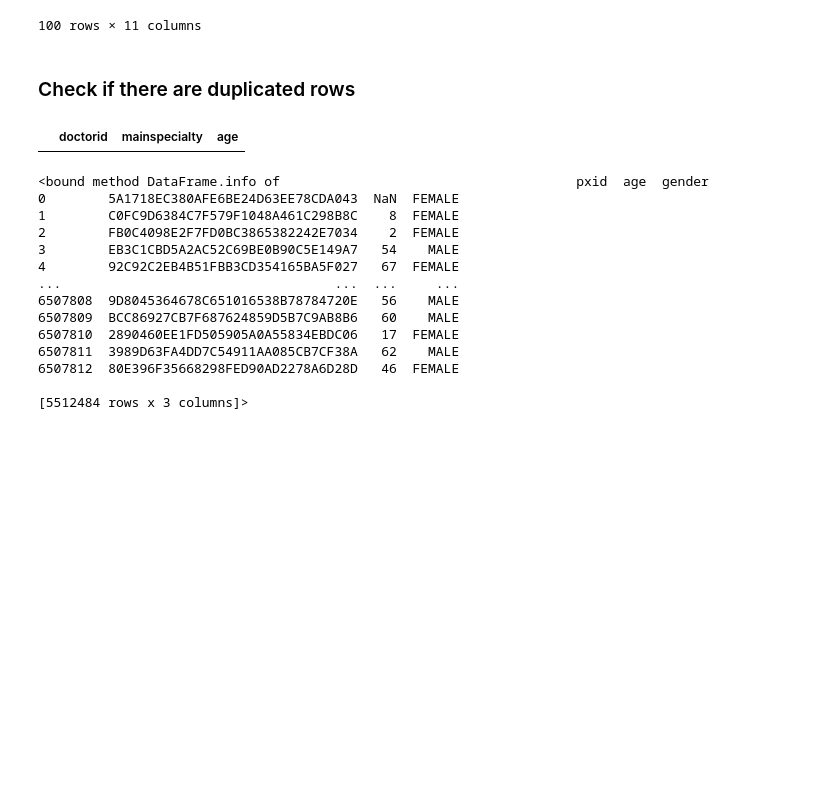
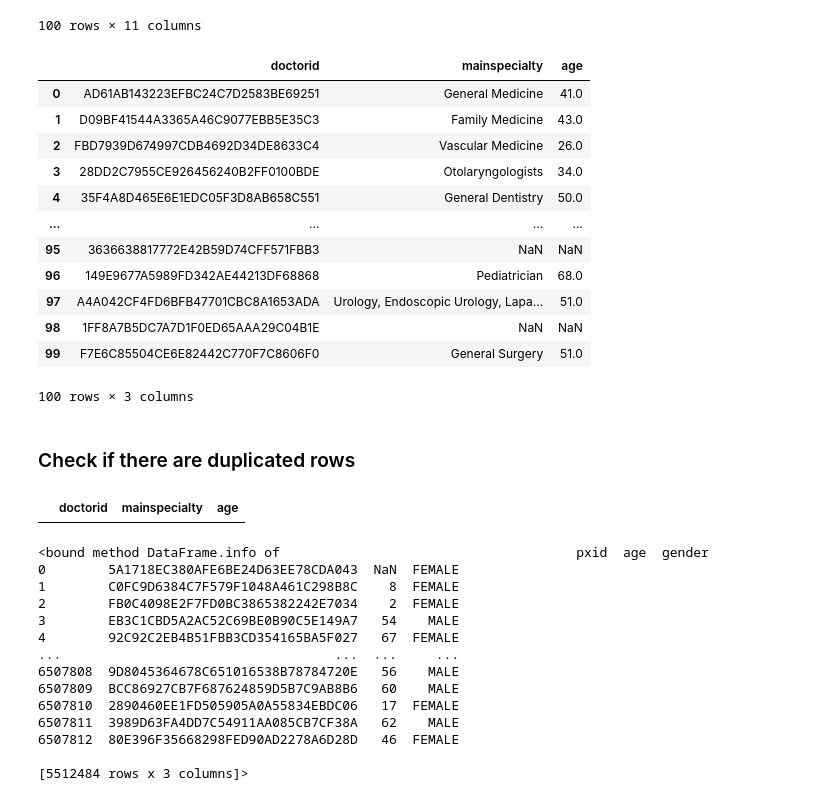
Before and after one commit to Johann-Uytanlet/STADVDB-MCO, a Jupyter notebook: MCO1.ipynb, the cells around one changed output. Saved outputs shown, nothing was run; the diff lists cells and outputs as text; code cells hidden in the pictures; blank space fills up the shorter version.

```diff
--- a/MCO1.ipynb
+++ b/MCO1.ipynb
@@ -146,7 +124,21 @@ appointments.head(100)
 # %%
 #clinics.head(100)
 # %%
-#doctors.head(100)
+doctors.head(100)
+# %% [output]
+|  | doctorid | mainspecialty | age |
+| 0 | AD61AB143223EFBC24C7D2583BE69251 | General Medicine | 41.0 |
+| 1 | D09BF41544A3365A46C9077EBB5E35C3 | Family Medicine | 43.0 |
+| 2 | FBD7939D674997CDB4692D34DE8633C4 | Vascular Medicine | 26.0 |
+| 3 | 28DD2C7955CE926456240B2FF0100BDE | Otolaryngologists | 34.0 |
+| 4 | 35F4A8D465E6E1EDC05F3D8AB658C551 | General Dentistry | 50.0 |
+| ... | ... | ... | ... |
+| 95 | 3636638817772E42B59D74CFF571FBB3 | NaN | NaN |
+| 96 | 149E9677A5989FD342AE44213DF68868 | Pediatrician | 68.0 |
+| 97 | A4A042CF4FD6BFB47701CBC8A1653ADA | Urology, Endoscopic Urology, Lapa... | 51.0 |
+| 98 | 1FF8A7B5DC7A7D1F0ED65AAA29C04B1E | NaN | NaN |
+| 99 | F7E6C85504CE6E82442C770F7C8606F0 | General Surgery | 51.0 |
+100 rows × 3 columns
 # %%
 #px.head(100)
 # %% [markdown]
```
Also changed, not shown: parts of 28 cells of this notebook.
